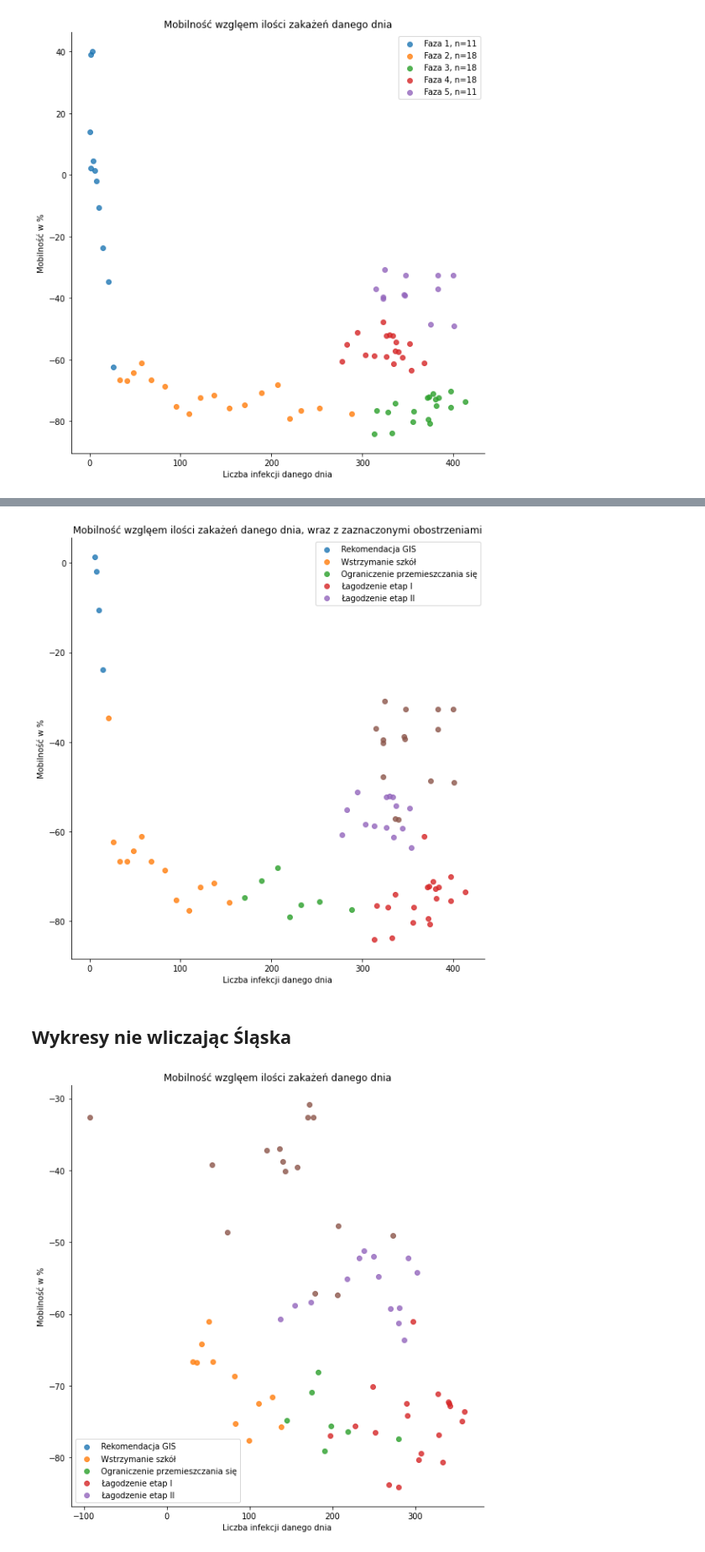
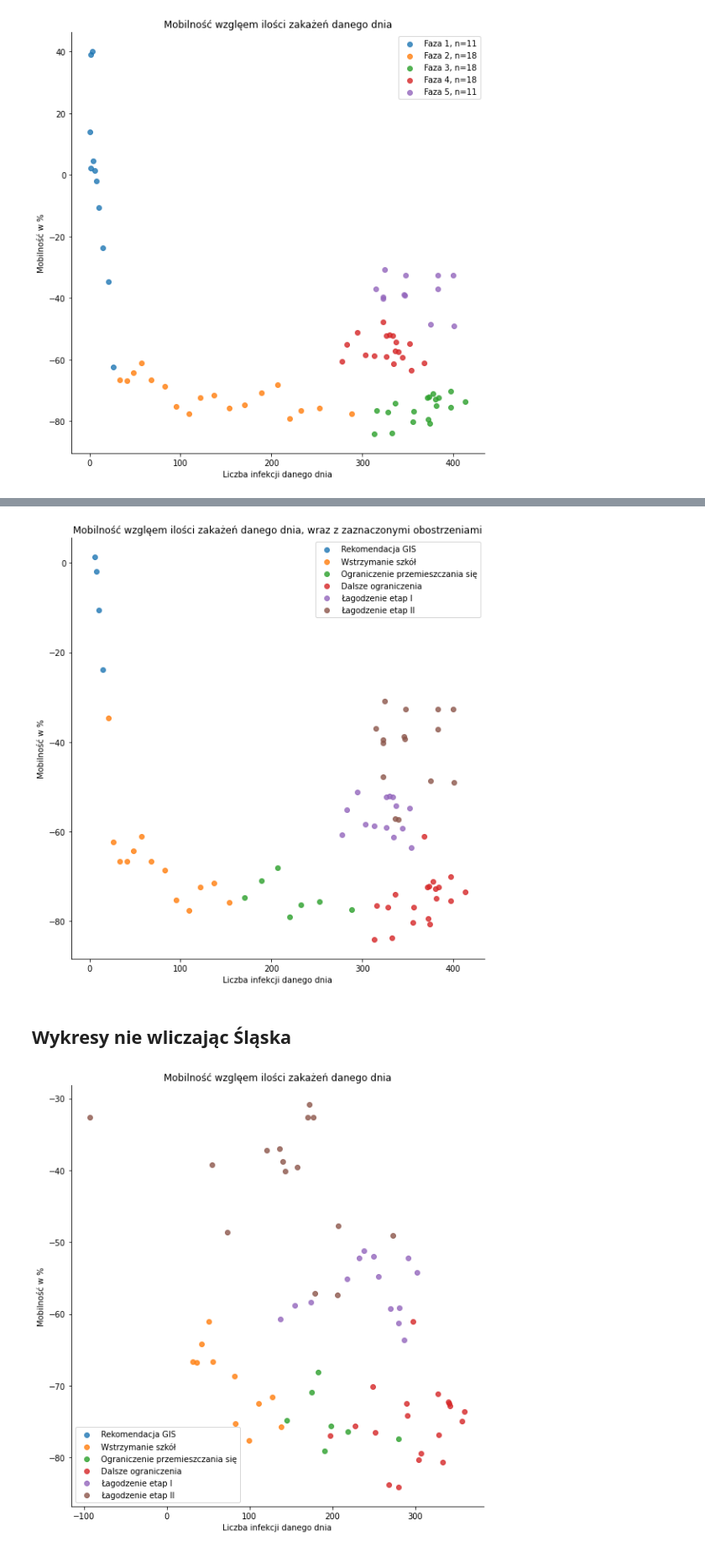
Before and after one commit to knmlprz/corona-analysis-1, a Jupyter notebook: notebooks/Analiza.ipynb, the cells around one changed output, grey strips where cells are left out. Shown at 84% size. Drawn from its saved outputs; the diff is of its cells as text; code cells hidden in the pictures.

Commit message:
add labels to plots

```diff
--- a/notebooks/Analiza.ipynb
+++ b/notebooks/Analiza.ipynb
@@ -106,18 +136,18 @@ df.loc[df.index > "2020-04-20",'faza'] = 4
 df.loc[df.index > "2020-05-04",'faza'] = 5
 ax = sns.lmplot(x="confirmed_infections", y="pieszo", data=df, fit_reg= False, height = 8, hue = "faza", legend = False)
 ax.set(ylabel='Mobilność w %', xlabel='Liczba infekcji danego dnia')
-plt.legend(labels=['Rekomendacja GIS', 'Wstrzymanie szkół', 'Ograniczenie przemieszczania się','Łagodzenie etap I', 'Łagodzenie etap II'])
+plt.legend(labels=['Rekomendacja GIS', 'Wstrzymanie szkół', 'Ograniczenie przemieszczania się','Dalsze ograniczenia','Łagodzenie etap I', 'Łagodzenie etap II'])
 plt.title("Mobilność wzglęem ilości zakażeń danego dnia, wraz z zaznaczonymi obostrzeniami")
 plt.show()
 # %% [output]
-[figure, old version]
+[figure, new version]
 # %% [markdown]
 ## Wykresy nie wliczając Śląska
 # %%
 ax = sns.lmplot(x="diff", y="pieszo", data=df, fit_reg= False, height = 8, hue = "faza", legend = False)
 ax.set(ylabel='Mobilność w %', xlabel='Liczba infekcji danego dnia')
-plt.legend(labels=['Rekomendacja GIS', 'Wstrzymanie szkół', 'Ograniczenie przemieszczania się','Łagodzenie etap I', 'Łagodzenie etap II'], loc = 3)
+plt.legend(labels=['Rekomendacja GIS', 'Wstrzymanie szkół', 'Ograniczenie przemieszczania się','Dalsze ograniczenia','Łagodzenie etap I', 'Łagodzenie etap II'], loc=3)
 plt.title("Mobilność wzglęem ilości zakażeń danego dnia")
 plt.show()
 # %% [output]
-[figure, old version]
+[figure, new version]
```
Also changed, not shown: parts of 3 cells of this notebook, 1 other file.
